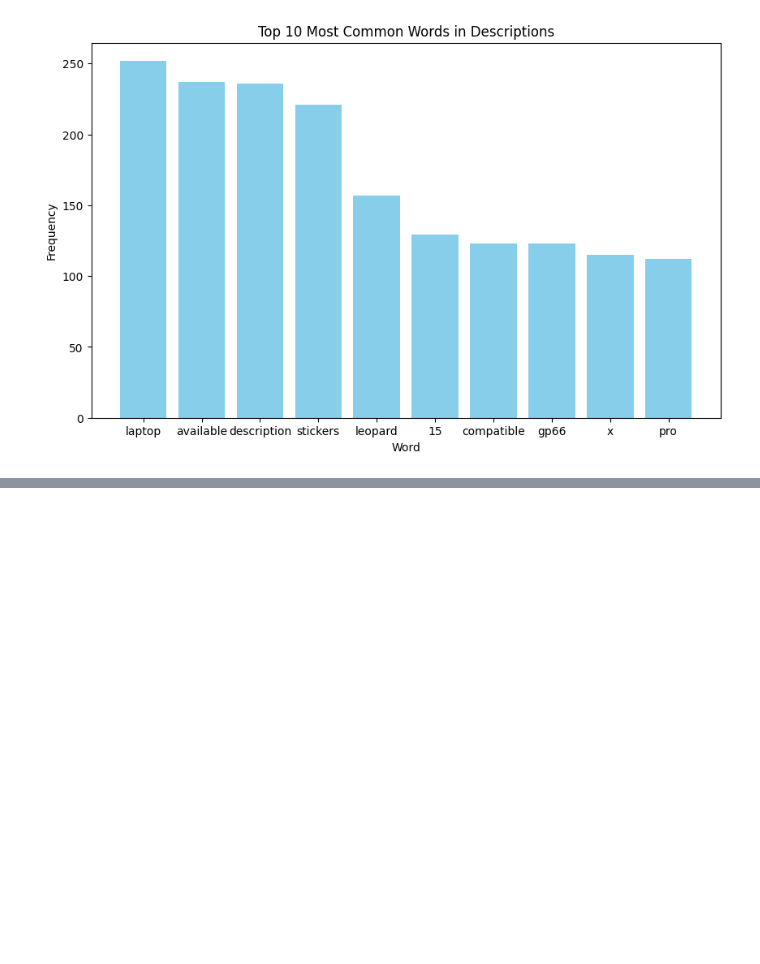
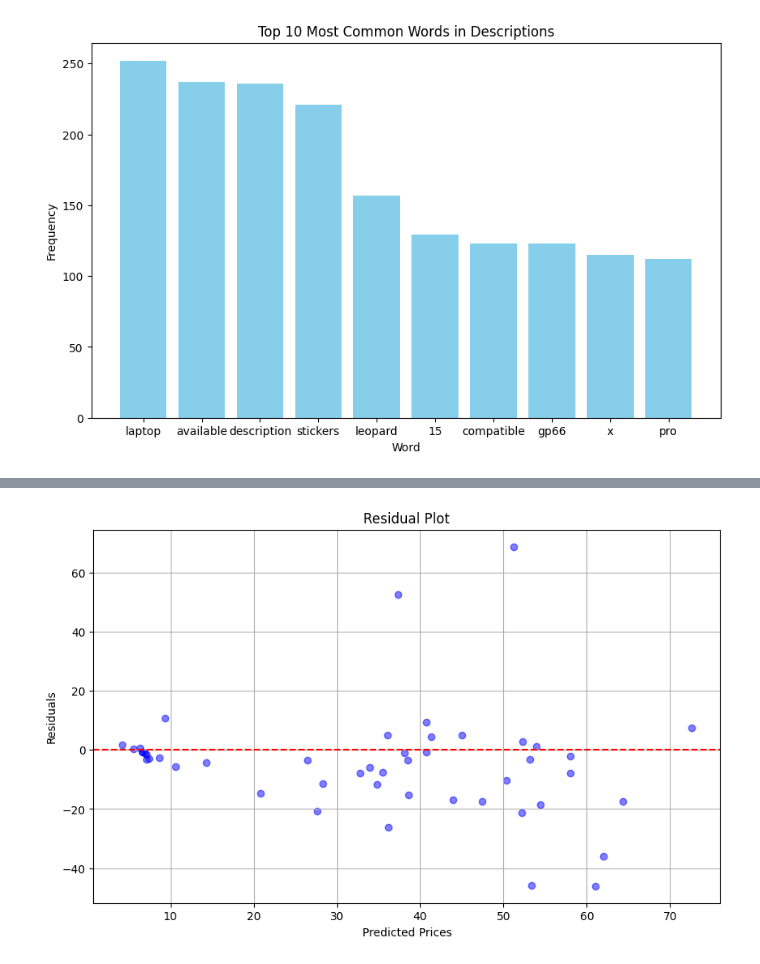
Before and after one commit to mayaarosama/NLP-Project, a Jupyter notebook: NLP.ipynb, the cells around one changed output, grey strips where cells are left out. Drawn from its saved outputs; the diff is of its cells as text; code cells hidden in the pictures; blank space fills up the shorter version.

```diff
--- a/NLP.ipynb
+++ b/NLP.ipynb
@@ -384,0 +437,6 @@ print(df[['title', 'tokenized_title', 'stemmed_title', 'lemmatized_title',
+# %%
+output_layer = Dense(units=1, name='output_layer')
+model.add(output_layer)
+# %%
+model.compile(optimizer='adam', loss='mean_squared_error', metrics=['mean_absolute_error'])
+model.summary()
@@ -384,0 +463,9 @@ print(df[['title', 'tokenized_title', 'stemmed_title', 'lemmatized_title',
+# %%
+X = np.array(padded_sequences)
+y = df['price/value'].values
+X_train, X_temp, y_train, y_temp = train_test_split(X, y, test_size=0.2, random_state=40)
+X_val, X_test, y_val, y_test = train_test_split(X_temp, y_temp, test_size=0.5, random_state=40)
+
+print("Training data shape:", X_train.shape, y_train.shape)
+print("Validation data shape:", X_val.shape, y_val.shape)
+print("Testing data shape:", X_test.shape, y_test.shape)
@@ -384,0 +476,4 @@ print(df[['title', 'tokenized_title', 'stemmed_title', 'lemmatized_title',
+# %%
+history = model.fit(X_train, y_train, batch_size=32, epochs=40, validation_data=(X_val, y_val))
+loss = model.evaluate(X_val, y_val)
+print("Validation Loss:", loss)
@@ -384,0 +507,12 @@ print(df[['title', 'tokenized_title', 'stemmed_title', 'lemmatized_title',
+# %%
+predictions = model.predict(X_val)
+residuals = y_val - predictions.flatten()
+plt.figure(figsize=(10, 6))
+plt.scatter(predictions, residuals, color='blue', alpha=0.5)
+plt.title('Residual Plot')
+plt.xlabel('Predicted Prices')
+plt.ylabel('Residuals')
+plt.axhline(y=0, color='red', linestyle='--')
+plt.grid(True)
+plt.show()
+# %% [output]
@@ -384,0 +520 @@ print(df[['title', 'tokenized_title', 'stemmed_title', 'lemmatized_title',
+[figure, added]
```
Also changed, not shown: parts of 24 cells of this notebook.
